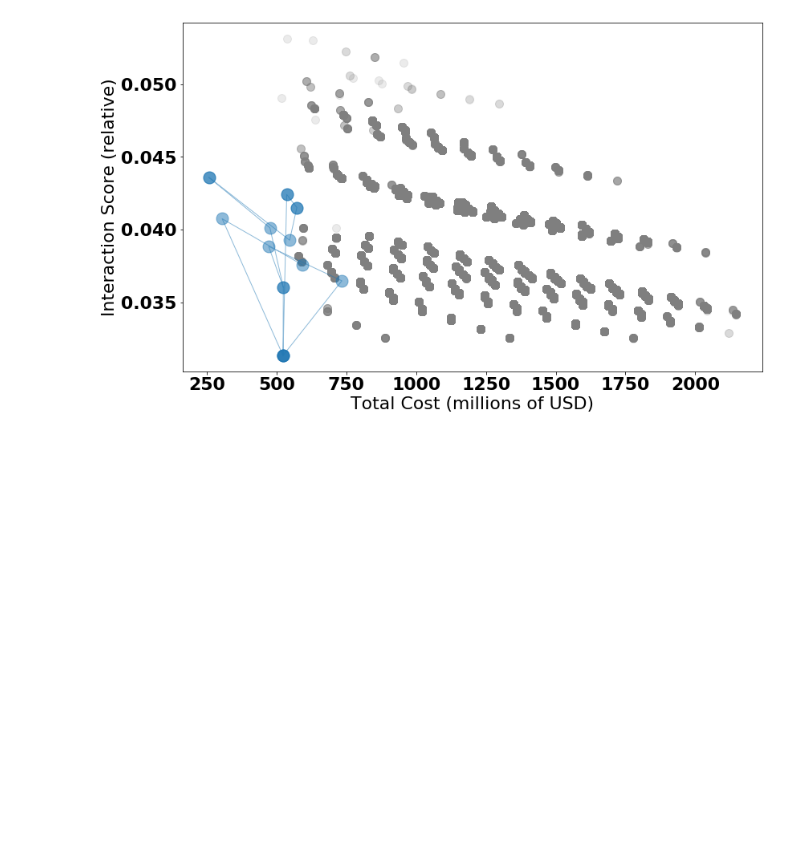
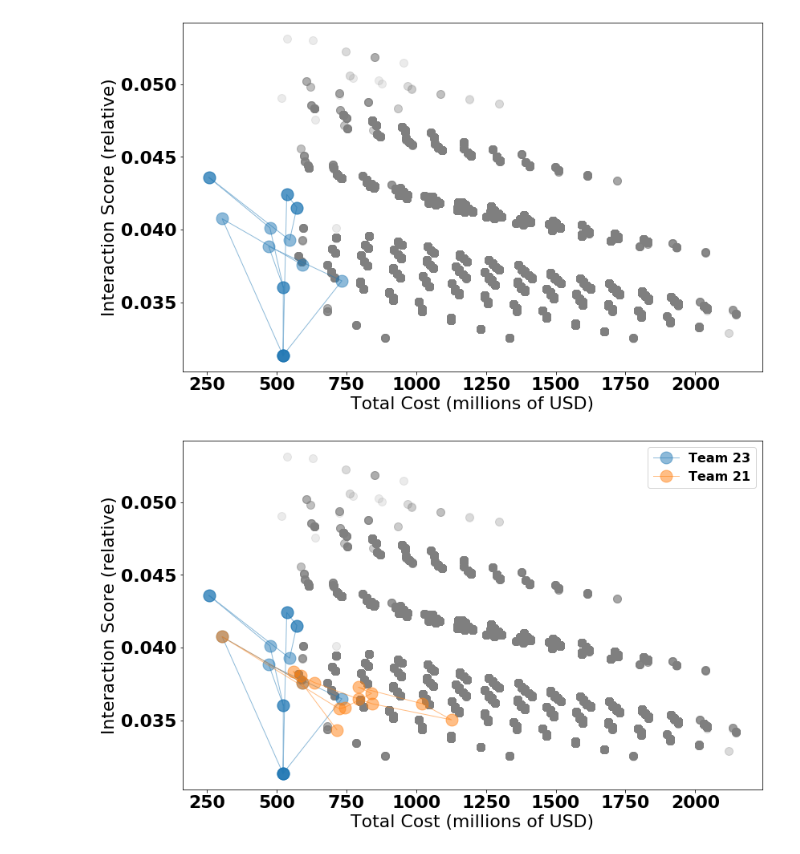
Before and after one commit to MIT-GTL-Open-Source-Public/Learning2019-PostProcessing, a Jupyter notebook: SimpleRankOrdersJupyter/TeamPlotOverTradespace.ipynb, the cells around one changed output. Cells and saved outputs as stored; diff of their text form; code cells hidden in the pictures; blank space fills up the shorter version.

```diff
--- a/SimpleRankOrdersJupyter/TeamPlotOverTradespace.ipynb
+++ b/SimpleRankOrdersJupyter/TeamPlotOverTradespace.ipynb
@@ -76,31 +76,33 @@ plt.show()
 import sys
 sys.path.append("../CommonModules") # go to parent dir/CommonModules
 
 import Learning2019GTL.Globals as Globals
 import Learning2019GTL.DataConnector as DataConnector
 
 teams_to_plot = [23, 21]
-
 
 plt.figure(figsize=GOLDEN_RATIO*8)
 plt.plot(totalCost, interactionScore, marker="o", linewidth=0, markersize=10, alpha=0.15, color='#7f7f7f')
 
 for t_plot in teams_to_plot:
     team = DataConnector.Team()
     ui_events = team.getSimulationUIEventsByTeamID(t_plot)
 
     team_cost        = list()
     team_interaction = list()
     for event in ui_events:
         team_cost.append(event.total_cost)
         team_interaction.append(event.interaction_score)
 
     team_cost        = np.array(team_cost)
     team_interaction = np.array(team_interaction)
 
     plt.plot(team_cost, team_interaction/100.0, marker="o", linewidth=1,
              markersize=15, alpha=0.5, label=f'Team {t_plot}')
 
+plt.legend(fontsize=16, loc='upper right', bbox_to_anchor=(1,1))
 plt.xlabel ('Total Cost (millions of USD)')
 plt.ylabel ('Interaction Score (relative)')
 plt.show()
+# %% [output]
+[figure, added]
```
Also changed, not shown: parts of 3 cells of this notebook, 2 other files.
